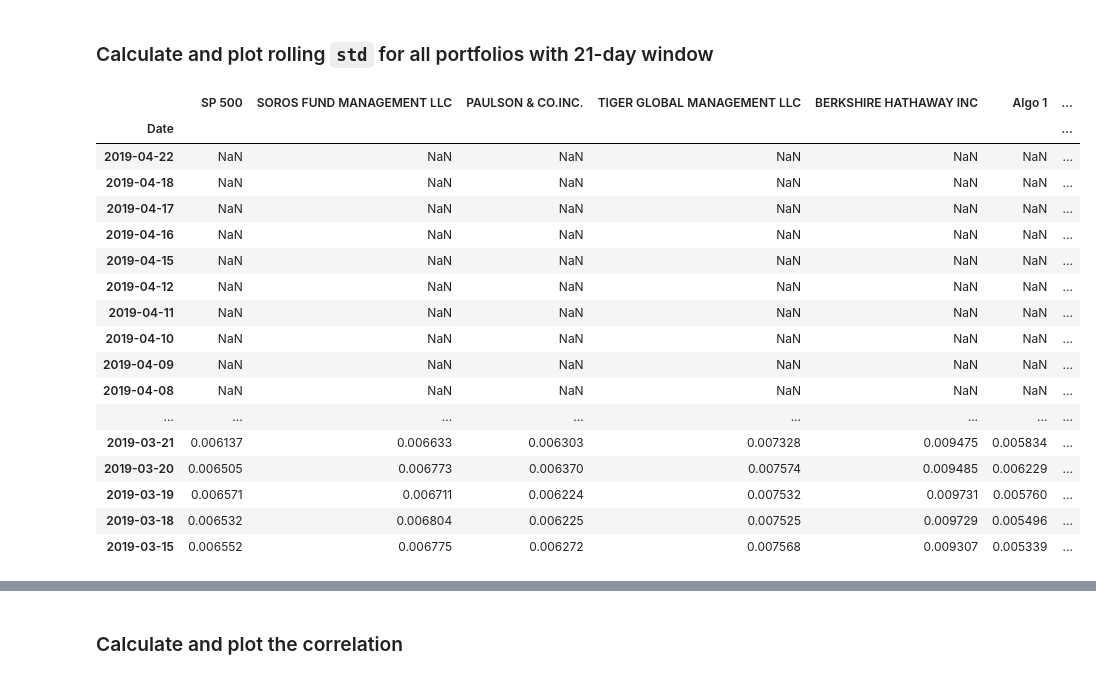
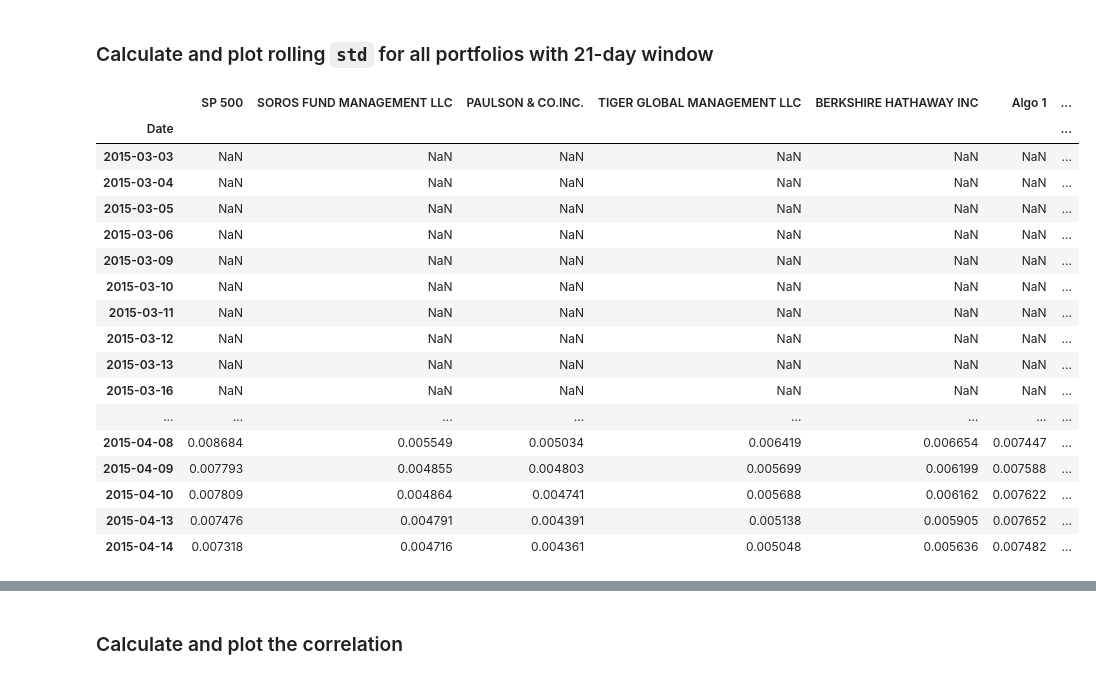
Before and after one commit to joeyh2/portfolio-analysis, a Jupyter notebook: whale_analysis.ipynb, the cells around one changed output, grey strips where cells are left out. Saved outputs shown, nothing was run; the diff lists cells and outputs as text; code cells hidden in the pictures.

```diff
--- a/whale_analysis.ipynb
+++ b/whale_analysis.ipynb
@@ -114,6 +114,7 @@ Read the S&P 500 historic closing prices and create a new daily returns DataFram
 # Reading S&P 500 Closing Prices
 file_path = Path('Resources/sp500_history.csv')
 sp500_df = pd.read_csv(file_path, index_col = "Date", parse_dates=True, infer_datetime_format=True)
+sp500_df.sort_index(inplace = True)
 sp500_df.head()
 # %% [output]
 |  | Close |
@@ -330,27 +345,28 @@ Risk changes over time. Analyze the rolling statistics for Risk and Beta.
 ### Calculate and plot rolling `std` for all portfolios with 21-day window
 # %%
 # Calculate the rolling standard deviation for all portfolios using a 21-day window
-rolling_std = combined_returns.rolling(window=21).std()
-rolling_std.head(26)
+combined_returns = combined_returns.sort_index().copy()
+rolling_std = combined_returns.copy().rolling(window=21).std()
+rolling_std.head(30)
 # %% [output]
 |  | SP 500 | SOROS FUND MANAGEMENT LLC | PAULSON & CO.INC. | TIGER GLOBAL MANAGEMENT LLC | BERKSHIRE HATHAWAY INC | Algo 1 | ... |
 | Date |  |  |  |  |  |  | ... |
-| 2019-04-22 | NaN | NaN | NaN | NaN | NaN | NaN | ... |
-| 2019-04-18 | NaN | NaN | NaN | NaN | NaN | NaN | ... |
-| 2019-04-17 | NaN | NaN | NaN | NaN | NaN | NaN | ... |
-| 2019-04-16 | NaN | NaN | NaN | NaN | NaN | NaN | ... |
-| 2019-04-15 | NaN | NaN | NaN | NaN | NaN | NaN | ... |
-| 2019-04-12 | NaN | NaN | NaN | NaN | NaN | NaN | ... |
-| 2019-04-11 | NaN | NaN | NaN | NaN | NaN | NaN | ... |
-| 2019-04-10 | NaN | NaN | NaN | NaN | NaN | NaN | ... |
-| 2019-04-09 | NaN | NaN | NaN | NaN | NaN | NaN | ... |
-| 2019-04-08 | NaN | NaN | NaN | NaN | NaN | NaN | ... |
+| 2015-03-03 | NaN | NaN | NaN | NaN | NaN | NaN | ... |
+| 2015-03-04 | NaN | NaN | NaN | NaN | NaN | NaN | ... |
+| 2015-03-05 | NaN | NaN | NaN | NaN | NaN | NaN | ... |
+| 2015-03-06 | NaN | NaN | NaN | NaN | NaN | NaN | ... |
+| 2015-03-09 | NaN | NaN | NaN | NaN | NaN | NaN | ... |
+| 2015-03-10 | NaN | NaN | NaN | NaN | NaN | NaN | ... |
+| 2015-03-11 | NaN | NaN | NaN | NaN | NaN | NaN | ... |
+| 2015-03-12 | NaN | NaN | NaN | NaN | NaN | NaN | ... |
+| 2015-03-13 | NaN | NaN | NaN | NaN | NaN | NaN | ... |
+| 2015-03-16 | NaN | NaN | NaN | NaN | NaN | NaN | ... |
 | ... | ... | ... | ... | ... | ... | ... | ... |
-| 2019-03-21 | 0.006137 | 0.006633 | 0.006303 | 0.007328 | 0.009475 | 0.005834 | ... |
-| 2019-03-20 | 0.006505 | 0.006773 | 0.006370 | 0.007574 | 0.009485 | 0.006229 | ... |
-| 2019-03-19 | 0.006571 | 0.006711 | 0.006224 | 0.007532 | 0.009731 | 0.005760 | ... |
-| 2019-03-18 | 0.006532 | 0.006804 | 0.006225 | 0.007525 | 0.009729 | 0.005496 | ... |
-| 2019-03-15 | 0.006552 | 0.006775 | 0.006272 | 0.007568 | 0.009307 | 0.005339 | ... |
+| 2015-04-08 | 0.008684 | 0.005549 | 0.005034 | 0.006419 | 0.006654 | 0.007447 | ... |
+| 2015-04-09 | 0.007793 | 0.004855 | 0.004803 | 0.005699 | 0.006199 | 0.007588 | ... |
+| 2015-04-10 | 0.007809 | 0.004864 | 0.004741 | 0.005688 | 0.006162 | 0.007622 | ... |
+| 2015-04-13 | 0.007476 | 0.004791 | 0.004391 | 0.005138 | 0.005905 | 0.007652 | ... |
+| 2015-04-14 | 0.007318 | 0.004716 | 0.004361 | 0.005048 | 0.005636 | 0.007482 | ... |
 # %%
 # Plot the rolling standard deviation
 rolling_std.plot(figsize = (15,10), title = ("21 Day Rolling Standard Deviation of All Portfolios"))
```
Also changed, not shown: parts of 27 cells of this notebook.
